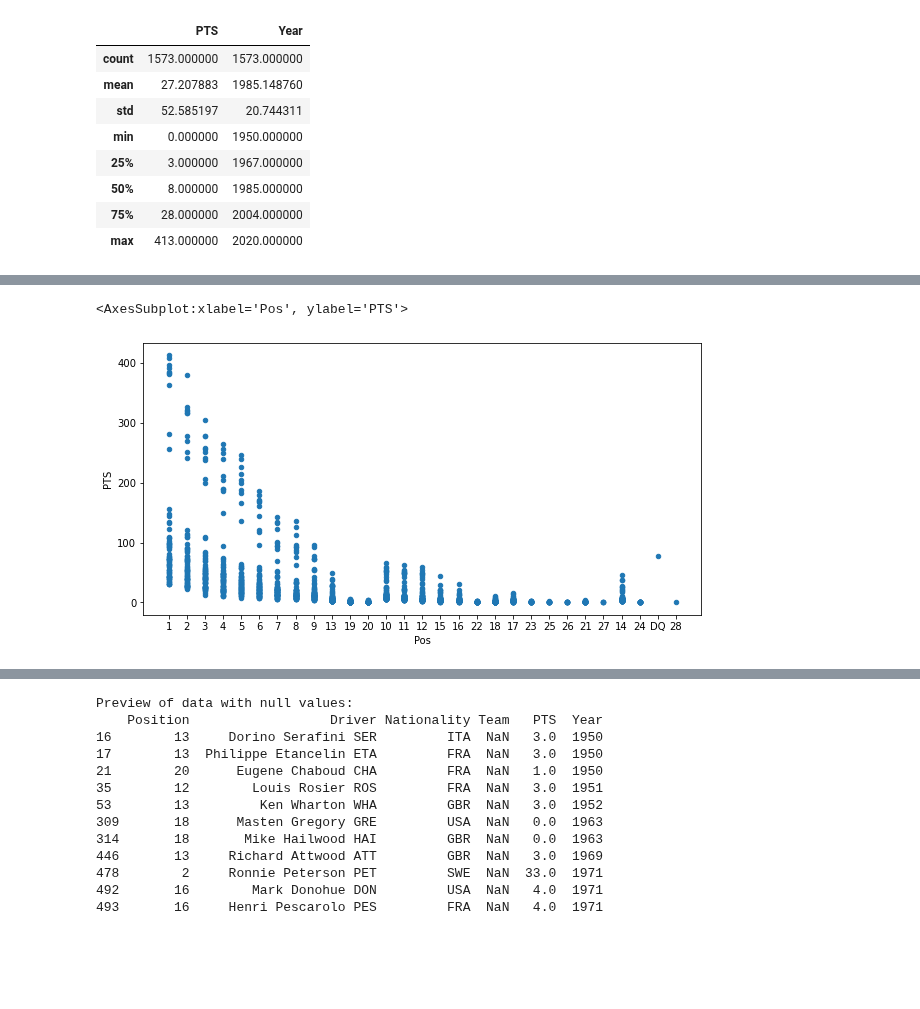
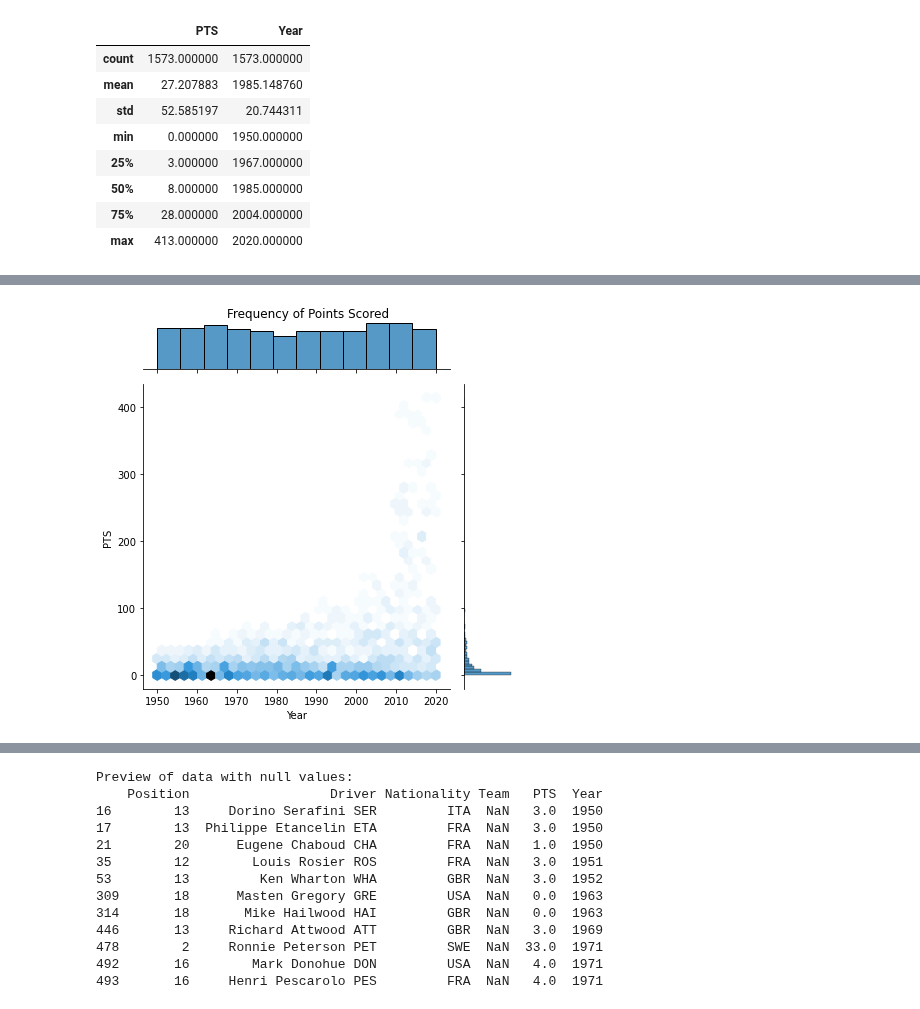
Before and after one commit to data301-2021-winter1/project-group12, a Jupyter notebook: notebooks/JordanK.ipynb, the cells around one changed output, grey strips where cells are left out. Cells and saved outputs as stored; diff of their text form; code cells hidden in the pictures; blank space fills up the shorter version.

```diff
--- a/notebooks/JordanK.ipynb
+++ b/notebooks/JordanK.ipynb
@@ -78,5 +37,0 @@ f1data.plot.scatter(x="Nationality", y="PTS", figsize=(15,5))
-# %%
-f1data.plot.scatter(x="Pos", y="PTS", figsize=(10,5))
-# %% [output]
-<AxesSubplot:xlabel='Pos', ylabel='PTS'>
-[figure, removed]
@@ -88,0 +38,7 @@ f1data.plot.scatter(x="Pos", y="PTS", figsize=(10,5))
+# %%
+hex=sns.jointplot(x=f1data["Year"], y=f1data["PTS"], kind="hex")
+hex.fig.suptitle("Frequency of Points Scored")
+hex.fig.tight_layout()
+hex.fig.subplots_adjust(top=0.95)
+# %% [output]
+[figure, added]
```
Also changed, not shown: parts of 41 cells of this notebook.
